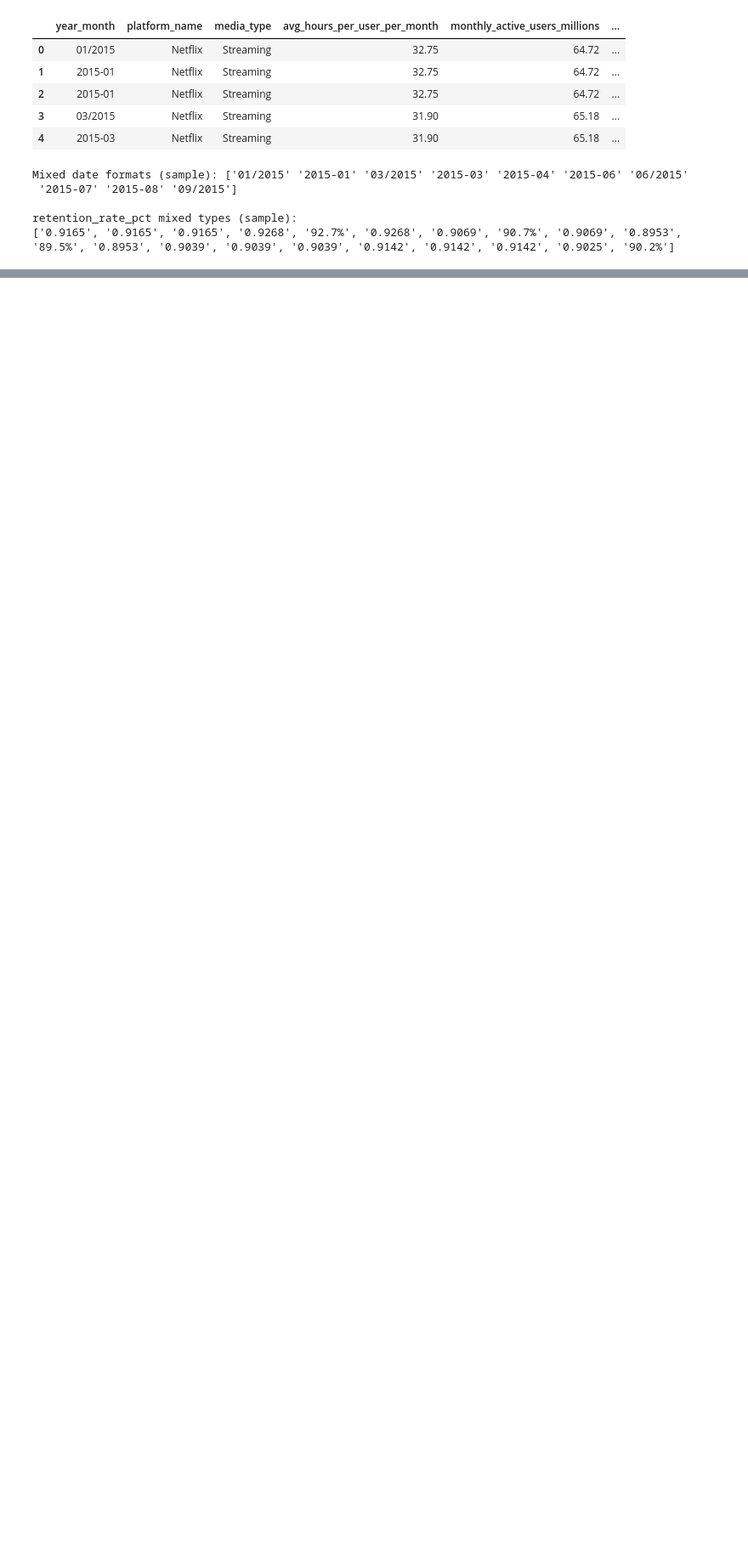
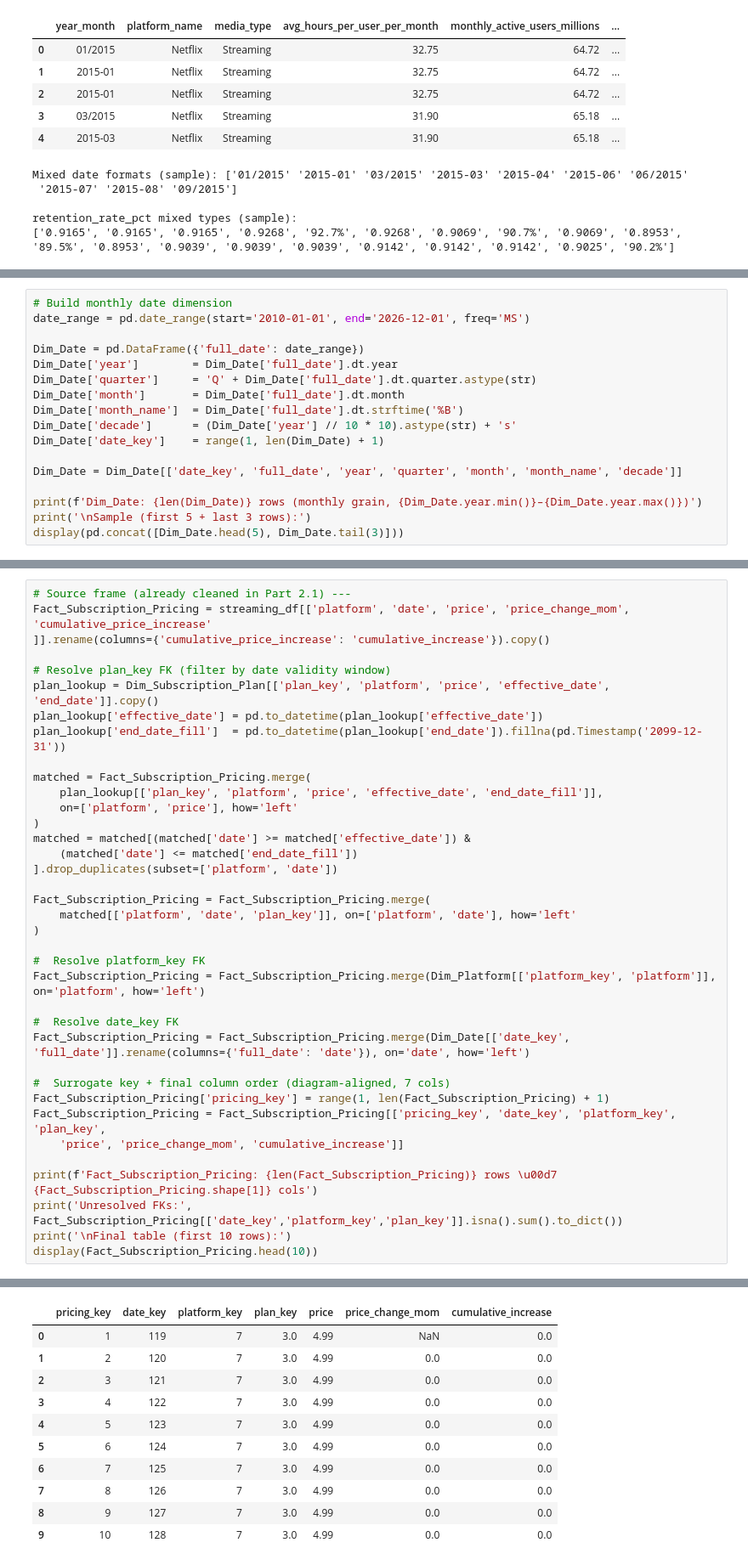
Before and after one commit to medprod/media-analytics, a Jupyter notebook: final.ipynb, the cells around one changed output, grey strips where cells are left out. Shown at 85% size. Drawn from its saved outputs; the diff is of its cells as text; blank space fills up the shorter version.

```diff
--- a/final.ipynb
+++ b/final.ipynb
@@ -379,0 +827,17 @@ retention_rate_pct mixed types (sample):
+# %%
+# Build monthly date dimension
+date_range = pd.date_range(start='2010-01-01', end='2026-12-01', freq='MS')
+
+Dim_Date = pd.DataFrame({'full_date': date_range})
+Dim_Date['year']        = Dim_Date['full_date'].dt.year
+Dim_Date['quarter']     = 'Q' + Dim_Date['full_date'].dt.quarter.astype(str)
+Dim_Date['month']       = Dim_Date['full_date'].dt.month
+Dim_Date['month_name']  = Dim_Date['full_date'].dt.strftime('%B')
+Dim_Date['decade']      = (Dim_Date['year'] // 10 * 10).astype(str) + 's'
+Dim_Date['date_key']    = range(1, len(Dim_Date) + 1)
+
+Dim_Date = Dim_Date[['date_key', 'full_date', 'year', 'quarter', 'month', 'month_name', 'decade']]
+
+print(f'Dim_Date: {len(Dim_Date)} rows (monthly grain, {Dim_Date.year.min()}–{Dim_Date.year.max()})')
+print('\nSample (first 5 + last 3 rows):')
+display(pd.concat([Dim_Date.head(5), Dim_Date.tail(3)]))
@@ -379,0 +1242,38 @@ retention_rate_pct mixed types (sample):
+# %%
+# Source frame (already cleaned in Part 2.1) ---
+Fact_Subscription_Pricing = streaming_df[['platform', 'date', 'price', 'price_change_mom', 'cumulative_price_increase'
+]].rename(columns={'cumulative_price_increase': 'cumulative_increase'}).copy()
+
+# Resolve plan_key FK (filter by date validity window)
+plan_lookup = Dim_Subscription_Plan[['plan_key', 'platform', 'price', 'effective_date', 'end_date']].copy()
+plan_lookup['effective_date'] = pd.to_datetime(plan_lookup['effective_date'])
+plan_lookup['end_date_fill']  = pd.to_datetime(plan_lookup['end_date']).fillna(pd.Timestamp('2099-12-31'))
+
+matched = Fact_Subscription_Pricing.merge(
+    plan_lookup[['plan_key', 'platform', 'price', 'effective_date', 'end_date_fill']],
+    on=['platform', 'price'], how='left'
+)
+matched = matched[(matched['date'] >= matched['effective_date']) &
+    (matched['date'] <= matched['end_date_fill'])
+].drop_duplicates(subset=['platform', 'date'])
+
+Fact_Subscription_Pricing = Fact_Subscription_Pricing.merge(
+    matched[['platform', 'date', 'plan_key']], on=['platform', 'date'], how='left'
+)
+
+#  Resolve platform_key FK
+Fact_Subscription_Pricing = Fact_Subscription_Pricing.merge(Dim_Platform[['platform_key', 'platform']], on='platform', how='left')
+
+#  Resolve date_key FK
+Fact_Subscription_Pricing = Fact_Subscription_Pricing.merge(Dim_Date[['date_key', 'full_date']].rename(columns={'full_date': 'date'}), on='date', how='left')
+
+#  Surrogate key + final column order (diagram-aligned, 7 cols)
+Fact_Subscription_Pricing['pricing_key'] = range(1, len(Fact_Subscription_Pricing) + 1)
+Fact_Subscription_Pricing = Fact_Subscription_Pricing[['pricing_key', 'date_key', 'platform_key', 'plan_key',
+    'price', 'price_change_mom', 'cumulative_increase']]
+
+print(f'Fact_Subscription_Pricing: {len(Fact_Subscription_Pricing)} rows \u00d7 {Fact_Subscription_Pricing.shape[1]} cols')
+print('Unresolved FKs:', Fact_Subscription_Pricing[['date_key','platform_key','plan_key']].isna().sum().to_dict())
+print('\nFinal table (first 10 rows):')
+display(Fact_Subscription_Pricing.head(10))
+# %% [output]
@@ -379,0 +1284,11 @@ retention_rate_pct mixed types (sample):
+|  | pricing_key | date_key | platform_key | plan_key | price | price_change_mom | cumulative_increase |
+| 0 | 1 | 119 | 7 | 3.0 | 4.99 | NaN | 0.0 |
+| 1 | 2 | 120 | 7 | 3.0 | 4.99 | 0.0 | 0.0 |
+| 2 | 3 | 121 | 7 | 3.0 | 4.99 | 0.0 | 0.0 |
+| 3 | 4 | 122 | 7 | 3.0 | 4.99 | 0.0 | 0.0 |
+| 4 | 5 | 123 | 7 | 3.0 | 4.99 | 0.0 | 0.0 |
+| 5 | 6 | 124 | 7 | 3.0 | 4.99 | 0.0 | 0.0 |
+| 6 | 7 | 125 | 7 | 3.0 | 4.99 | 0.0 | 0.0 |
+| 7 | 8 | 126 | 7 | 3.0 | 4.99 | 0.0 | 0.0 |
+| 8 | 9 | 127 | 7 | 3.0 | 4.99 | 0.0 | 0.0 |
+| 9 | 10 | 128 | 7 | 3.0 | 4.99 | 0.0 | 0.0 |
```
Also changed, not shown: parts of 55 cells of this notebook.
